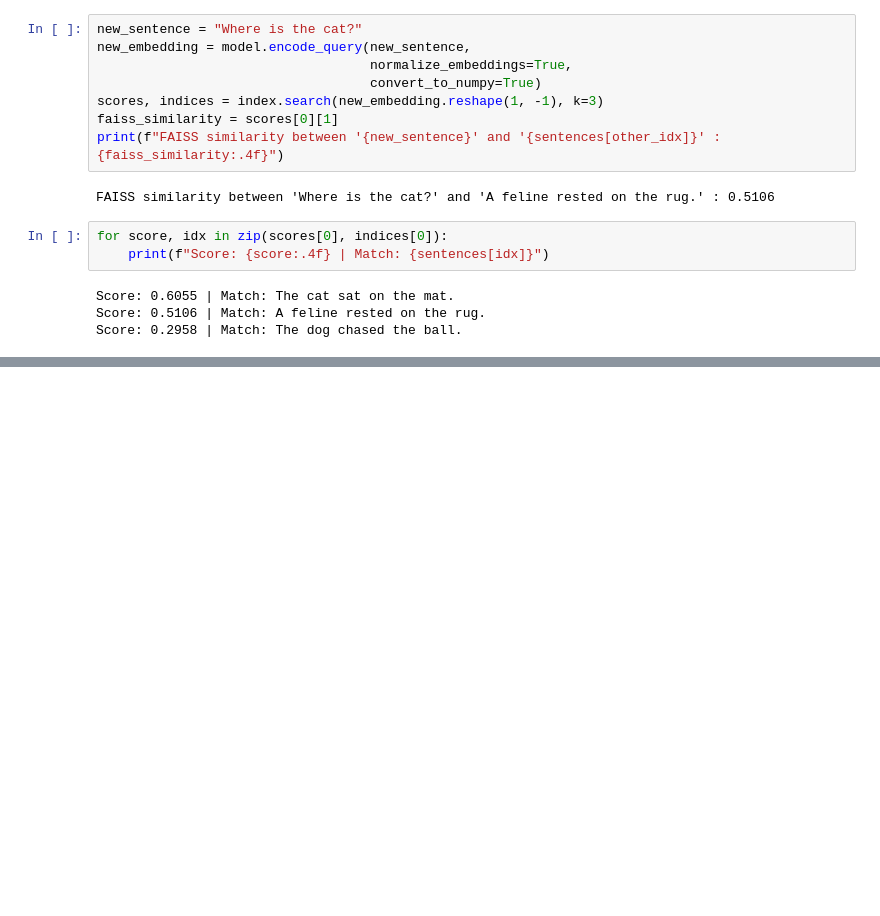
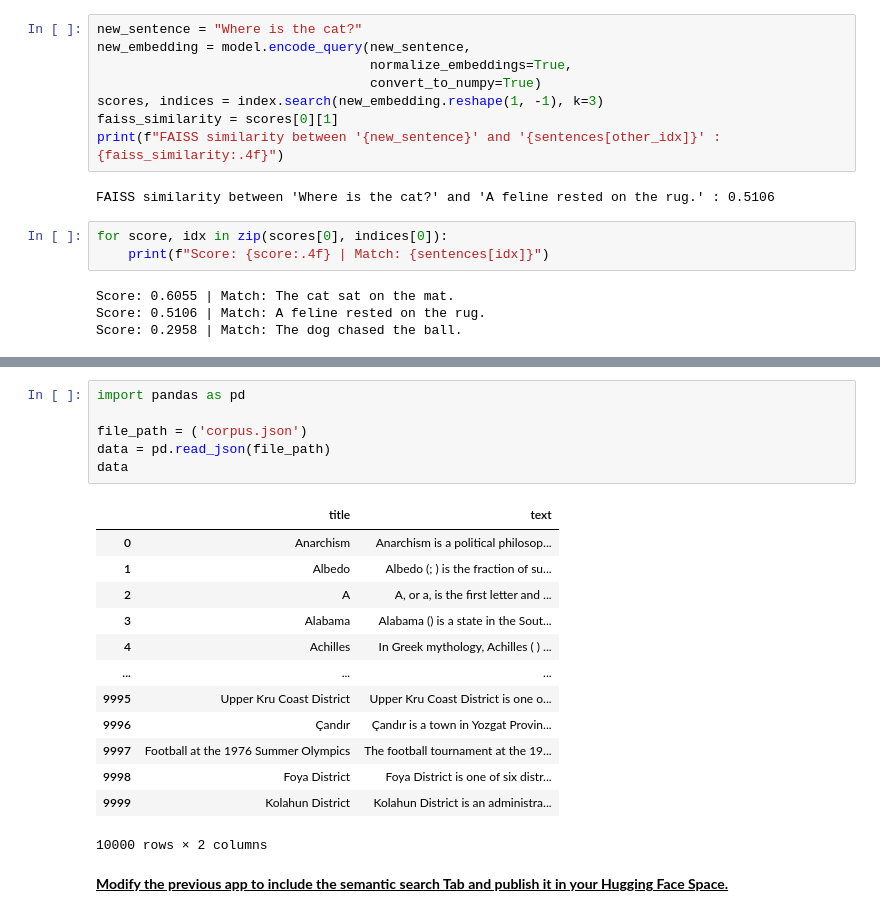
Before and after one commit to Bor90/Nuclio_GenAI, a Jupyter notebook: Notebooks/Solutions/Day1/1.1_LLM_Foundations_[solved].ipynb, the cells around one changed output, grey strips where cells are left out. Cells and saved outputs as stored; diff of their text form; blank space fills up the shorter version.

```diff
--- a/Notebooks/Solutions/Day1/1.1_LLM_Foundations_[solved].ipynb
+++ b/Notebooks/Solutions/Day1/1.1_LLM_Foundations_[solved].ipynb
@@ -556,0 +645,22 @@ Use this prompt:
+# %%
+import pandas as pd
+
+file_path = ('corpus.json')
+data = pd.read_json(file_path)
+data
+# %% [output]
+|  | title | text |
+| 0 | Anarchism | Anarchism is a political philosop... |
+| 1 | Albedo | Albedo (; ) is the fraction of su... |
+| 2 | A | A, or a, is the first letter and ... |
+| 3 | Alabama | Alabama () is a state in the Sout... |
+| 4 | Achilles | In Greek mythology, Achilles ( ) ... |
+| ... | ... | ... |
+| 9995 | Upper Kru Coast District | Upper Kru Coast District is one o... |
+| 9996 | Çandır | Çandır is a town in Yozgat Provin... |
+| 9997 | Football at the 1976 Summer Olympics | The football tournament at the 19... |
+| 9998 | Foya District | Foya District is one of six distr... |
+| 9999 | Kolahun District | Kolahun District is an administra... |
+10000 rows × 2 columns
+# %% [markdown]
+<u>**Modify the previous app to include the semantic search Tab and publish it in your Hugging Face Space.**</u>
```
Also changed, not shown: parts of 9 cells of this notebook.
